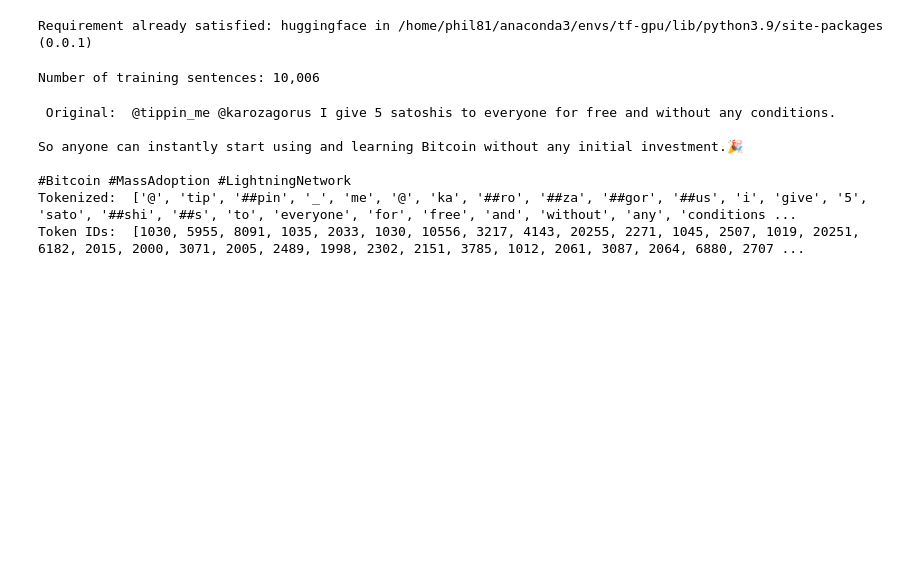
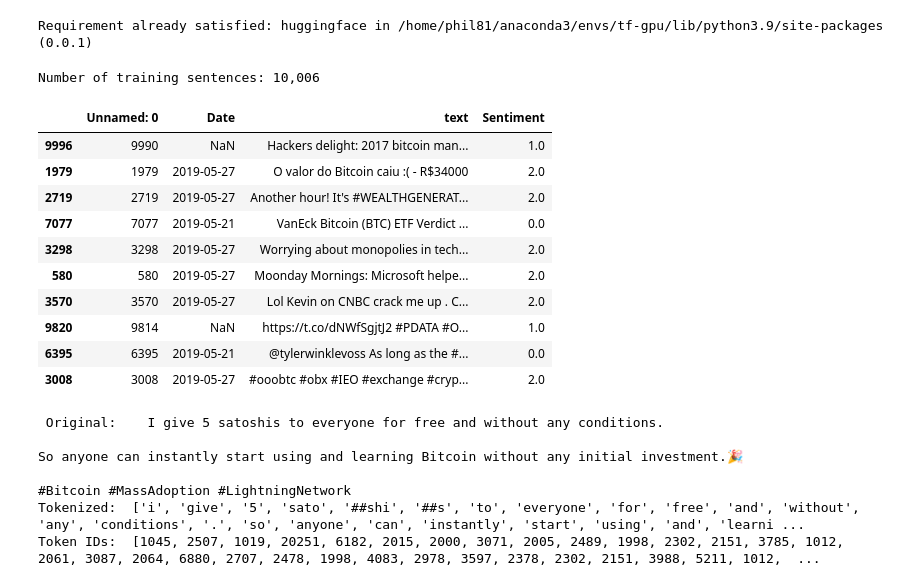
Before and after one commit to PhilipCappello/FineTuningBert, a Jupyter notebook: FineTuningBert.ipynb, the cells around one changed output. Drawn from its saved outputs; the diff is of its cells as text; code cells hidden in the pictures; blank space fills up the shorter version.

```diff
--- a/FineTuningBert.ipynb
+++ b/FineTuningBert.ipynb
@@ -78,7 +82,20 @@ print('Number of training sentences: {:,}\n'.format(df.shape[0])) # we have 10,0
 # %% [output]
 Number of training sentences: 10,006
 # %%
-df = df.replace({'Sentiment': {'Negative':'0', 'Neutral':'1', 'Positive':'2'}})
+df = df.replace({'Sentiment': {'Negative':0, 'Neutral':1, 'Positive':2}})
+df.sample(10)
+# %% [output]
+|  | Unnamed: 0 | Date | text | Sentiment |
+| 9996 | 9990 | NaN | Hackers delight: 2017 bitcoin man... | 1.0 |
+| 1979 | 1979 | 2019-05-27 | O valor do Bitcoin caiu :( - R$34000 | 2.0 |
+| 2719 | 2719 | 2019-05-27 | Another hour! It's #WEALTHGENERAT... | 2.0 |
+| 7077 | 7077 | 2019-05-21 | VanEck Bitcoin (BTC) ETF Verdict ... | 0.0 |
+| 3298 | 3298 | 2019-05-27 | Worrying about monopolies in tech... | 2.0 |
+| 580 | 580 | 2019-05-27 | Moonday Mornings: Microsoft helpe... | 2.0 |
+| 3570 | 3570 | 2019-05-27 | Lol Kevin on CNBC crack me up . C... | 2.0 |
+| 9820 | 9814 | NaN | https://t.co/dNWfSgjtJ2 #PDATA #O... | 1.0 |
+| 6395 | 6395 | 2019-05-21 | @tylerwinklevoss As long as the #... | 0.0 |
+| 3008 | 3008 | 2019-05-27 | #ooobtc #obx #IEO #exchange #cryp... | 2.0 |
 # %%
 # !pip install transformers
 # now we want to format our data so that VERT can use it for training
@@ -87,15 +104,29 @@ from transformers import BertTokenizer
 # load the BERT tokenizer
 tokenizer = BertTokenizer.from_pretrained('bert-base-uncased', do_lower_case=True)
 # %%
+# some regex to clean the data before passing it to BERT tokenizer
+import re
+df = df.replace(to_replace='https?:\/\/\S+', value='', regex=True) # remove https urls
+df = df.replace(to_replace="www\.[a-z]?\.?(com)+|[a-z]+\.(com)", value='', regex=True) # remove www urls
+df = df.replace(to_replace="\[video\]", value='', regex=True) # remove videos that got replaced with [video]
+df = df.replace(to_replace='{link}', value='', regex=True) # remove links
+df = df.replace(to_replace='&[a-z]+;', value='', regex=True) # remove HTML embedded characters
+df = df.replace(to_replace='@[^ ]+', value='', regex=True) # remove @usernames
+
 # some sample output
+tweets = df.text.values
+labels = df.Sentiment.values
+import numpy as np
+labels = np.array(labels)
+
 print(' Original: ', tweets[0])
 print('Tokenized: ', tokenizer.tokenize(tweets[0]))
 print('Token IDs: ', tokenizer.convert_tokens_to_ids(tokenizer.tokenize(tweets[0])))
 # %% [output]
- Original:  @tippin_me @karozagorus I give 5 satoshis to everyone for free and without any conditions.
+ Original:    I give 5 satoshis to everyone for free and without any conditions.
 
 So anyone can instantly start using and learning Bitcoin without any initial investment.🎉
 
 #Bitcoin #MassAdoption #LightningNetwork
-Tokenized:  ['@', 'tip', '##pin', '_', 'me', '@', 'ka', '##ro', '##za', '##gor', '##us', 'i', 'give', '5', 'sato', '##shi', '##s', 'to', 'everyone', 'for', 'free', 'and', 'without', 'any', 'conditions ...
-Token IDs:  [1030, 5955, 8091, 1035, 2033, 1030, 10556, 3217, 4143, 20255, 2271, 1045, 2507, 1019, 20251, 6182, 2015, 2000, 3071, 2005, 2489, 1998, 2302, 2151, 3785, 1012, 2061, 3087, 2064, 6880, 2707 ...
+Tokenized:  ['i', 'give', '5', 'sato', '##shi', '##s', 'to', 'everyone', 'for', 'free', 'and', 'without', 'any', 'conditions', '.', 'so', 'anyone', 'can', 'instantly', 'start', 'using', 'and', 'learni ...
+Token IDs:  [1045, 2507, 1019, 20251, 6182, 2015, 2000, 3071, 2005, 2489, 1998, 2302, 2151, 3785, 1012, 2061, 3087, 2064, 6880, 2707, 2478, 1998, 4083, 2978, 3597, 2378, 2302, 2151, 3988, 5211, 1012,  ...
```
Also changed, not shown: parts of 14 cells of this notebook.
